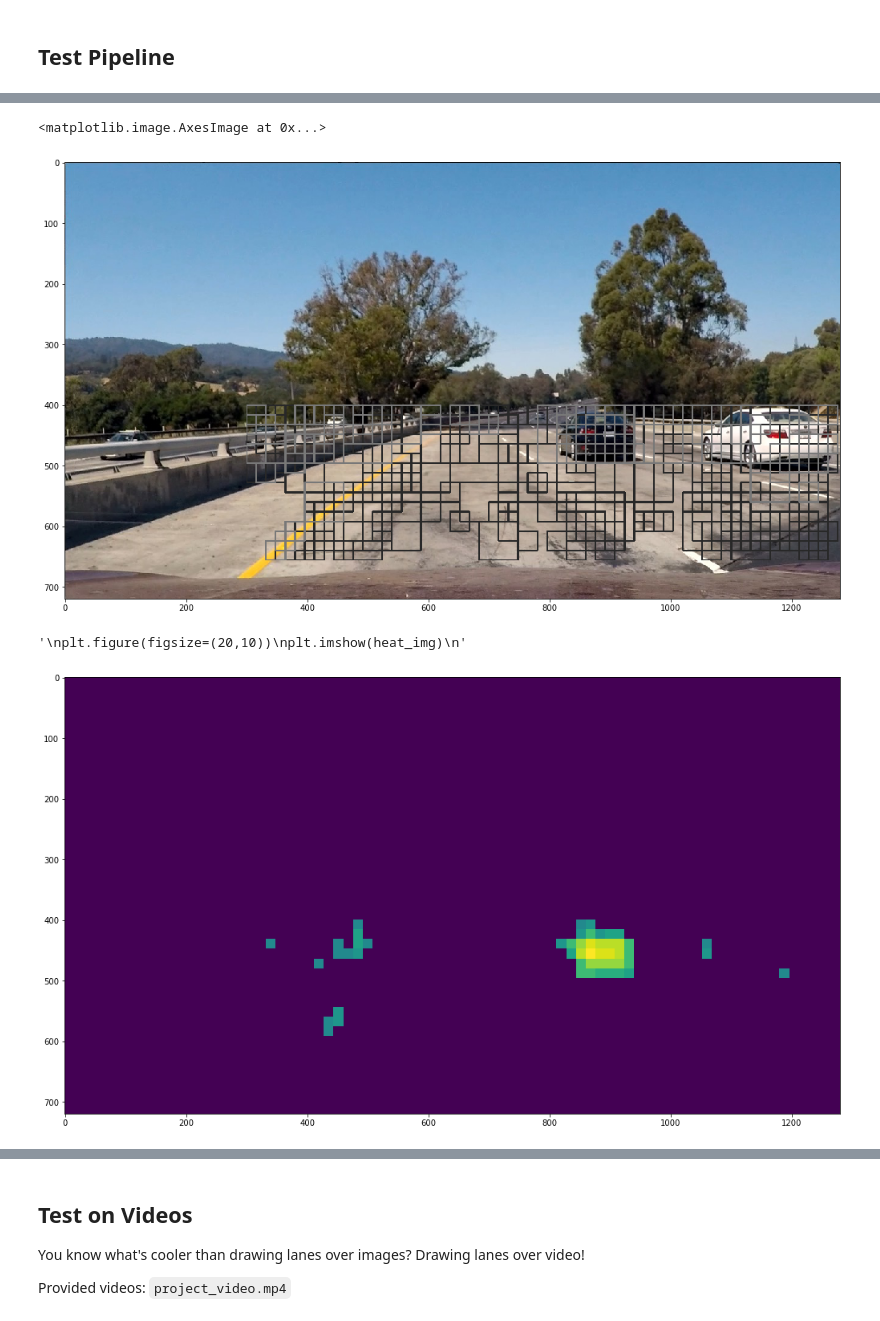
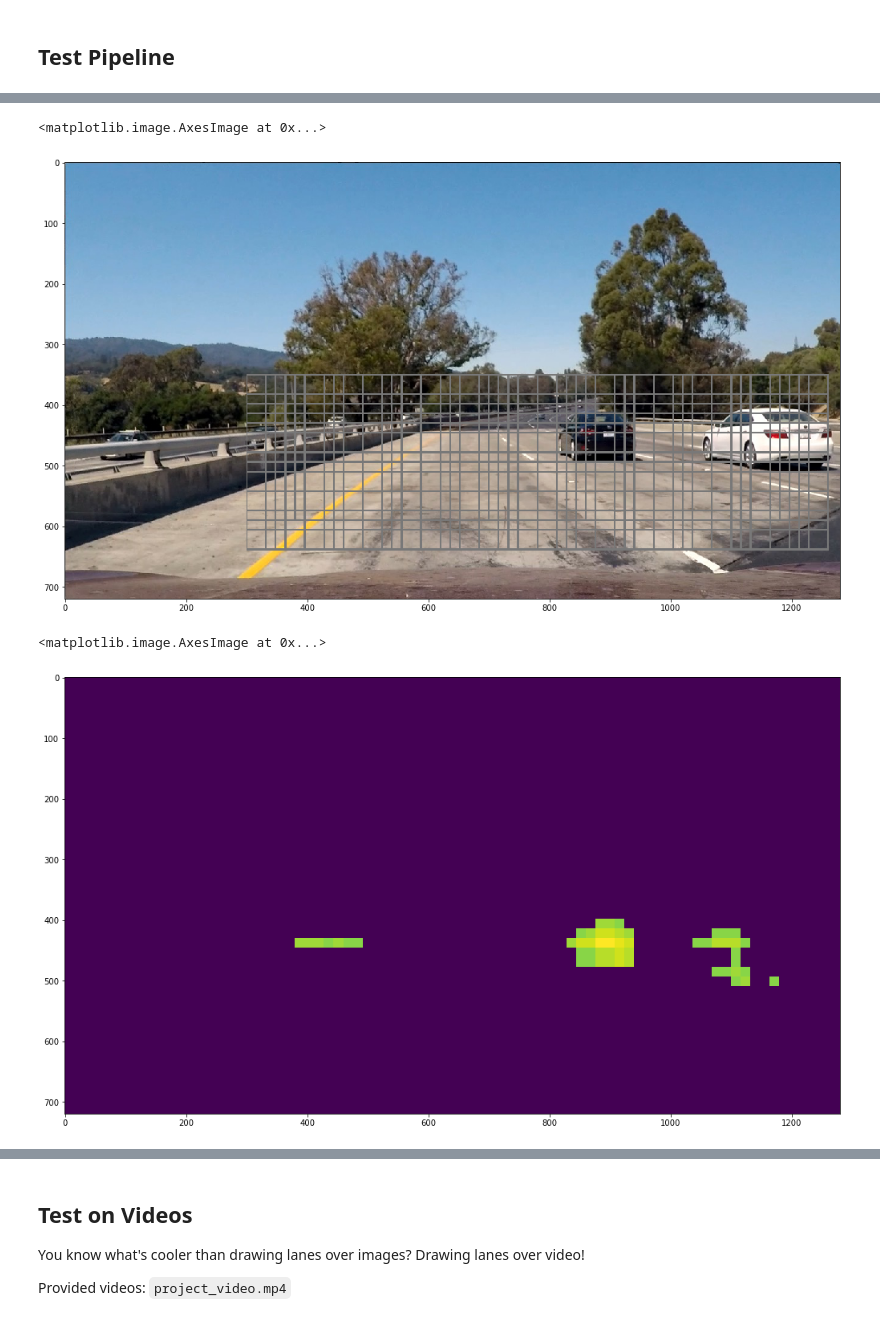
Before and after one commit to falreis/CarND-Vehicle-Detection, a Jupyter notebook: code.ipynb, the cells around one changed output, grey strips where cells are left out. Saved outputs shown, nothing was run; the diff lists cells and outputs as text; code cells hidden in the pictures.

```diff
--- a/code.ipynb
+++ b/code.ipynb
@@ -77,7 +77,7 @@ hist_feat = True # Histogram features on or off
 hog_feat = True # HOG features on or off
 y_start_stop = [None, None] # Min and max in y to search in slide_window()
 
-CONST_CROP_X1 = 400
+CONST_CROP_X1 = 350
 CONST_CROP_X2 = 656
 CONST_CROP_Y1 = 300
 CONST_CROP_Y2 = 1280
@@ -228,7 +228,7 @@ def window_pipeline(img):
         svc = joblib.load(svc_filename)
         X_scaler = joblib.load(xscaler_filename)
 
-        for factor in range(1,4):
+        for factor in range(2,6):
             windows = uw.slide_window(image, x_start_stop=[None, None], y_start_stop=y_start_stop,
                                 xy_window=(factor*32, factor*32), xy_overlap=(0.5, 0.5))
 
@@ -350,7 +344,7 @@ OK
 # %% [markdown]
 ## Test Pipeline
 # %%
-color_spaces = ["HSV", "YCrCb", "HLS"]
+color_spaces = ["HSV", "YCrCb", "YUV"]
 final_img, hot_windows = window_pipeline(original_img)
 
 plt.figure(figsize=(20,10))
@@ -360,14 +354,14 @@ plt.imshow(final_img)
   'be changed to `L2-Hys` in v0.15', skimage_deprecation)
 <matplotlib.image.AxesImage at 0x...>
-[figure, old version]
+[figure, new version]
 # %%
-heat_img, heatmap = heat_pipeline(original_img, hot_windows, heat_thresh=8)
+heat_img, heatmap = heat_pipeline(original_img, hot_windows, heat_thresh=22)
 
 plt.figure(figsize=(20,10))
 plt.imshow(heatmap)
 # %% [output]
-'\nplt.figure(figsize=(20,10))\nplt.imshow(heat_img)\n'
+<matplotlib.image.AxesImage at 0x...>
-[figure, old version]
+[figure, new version]
 # %%
 plt.figure(figsize=(20,10))
 plt.imshow(heat_img)
```
Also changed, not shown: parts of 6 cells of this notebook, 1 other file.
